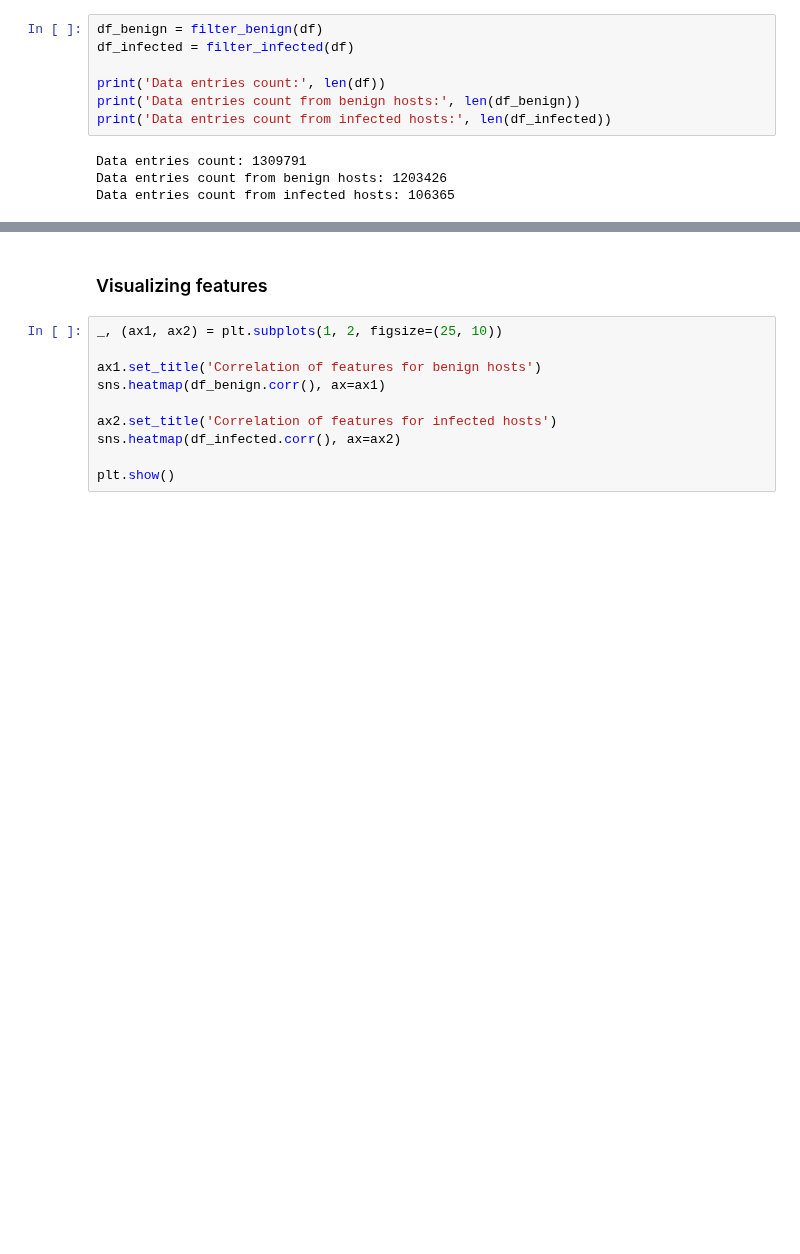
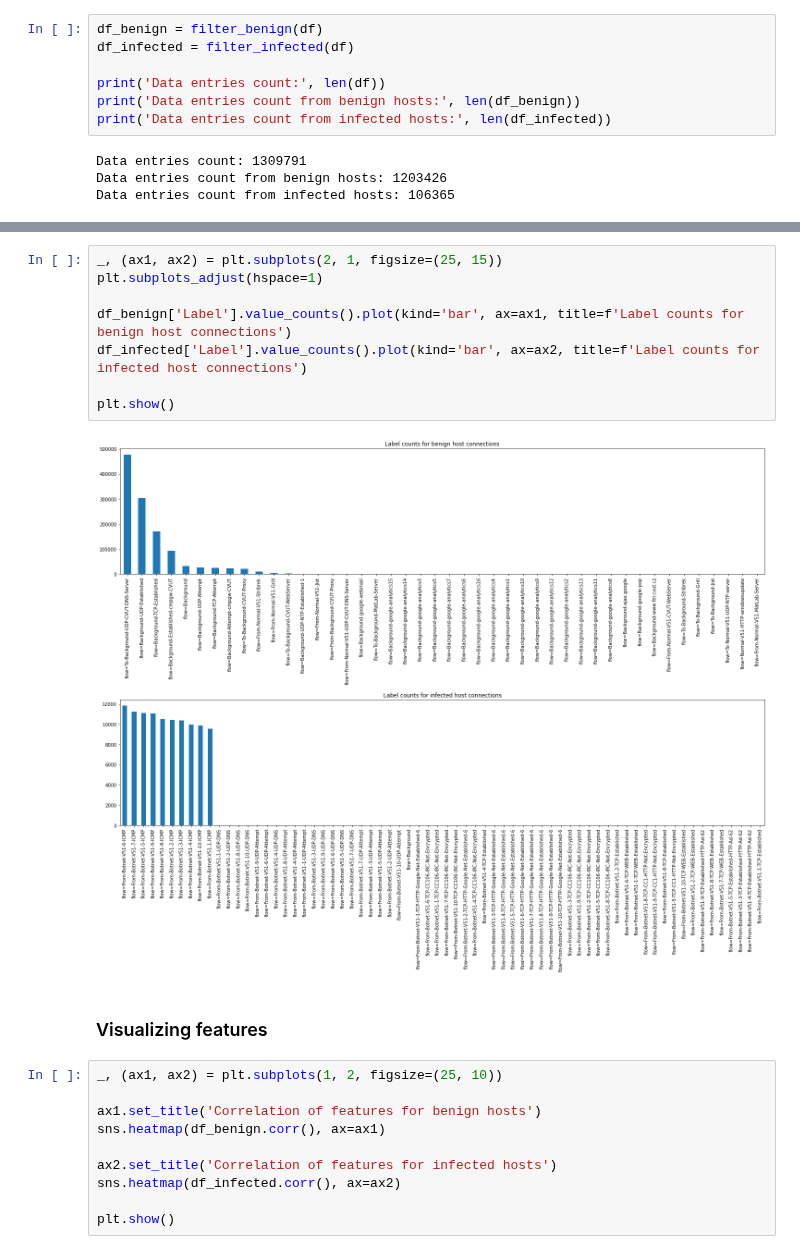
Before and after one commit to kponichtera/cs4035-cda, a Jupyter notebook: lab3/lab3.ipynb, the cells around one changed output, grey strips where cells are left out. Drawn from its saved outputs; the diff is of its cells as text; blank space fills up the shorter version.

```diff
--- a/lab3/lab3.ipynb
+++ b/lab3/lab3.ipynb
@@ -115,3 +135,13 @@ df_infected.head()
+# %%
+_, (ax1, ax2) = plt.subplots(2, 1, figsize=(25, 15))
+plt.subplots_adjust(hspace=1)
+
+df_benign['Label'].value_counts().plot(kind='bar', ax=ax1, title=f'Label counts for benign host connections')
+df_infected['Label'].value_counts().plot(kind='bar', ax=ax2, title=f'Label counts for infected host connections')
+
+plt.show()
+# %% [output]
+[figure, added]
 # %% [markdown]
 ### Visualizing features
 # %%
```
Also changed, not shown: parts of 27 cells of this notebook.
